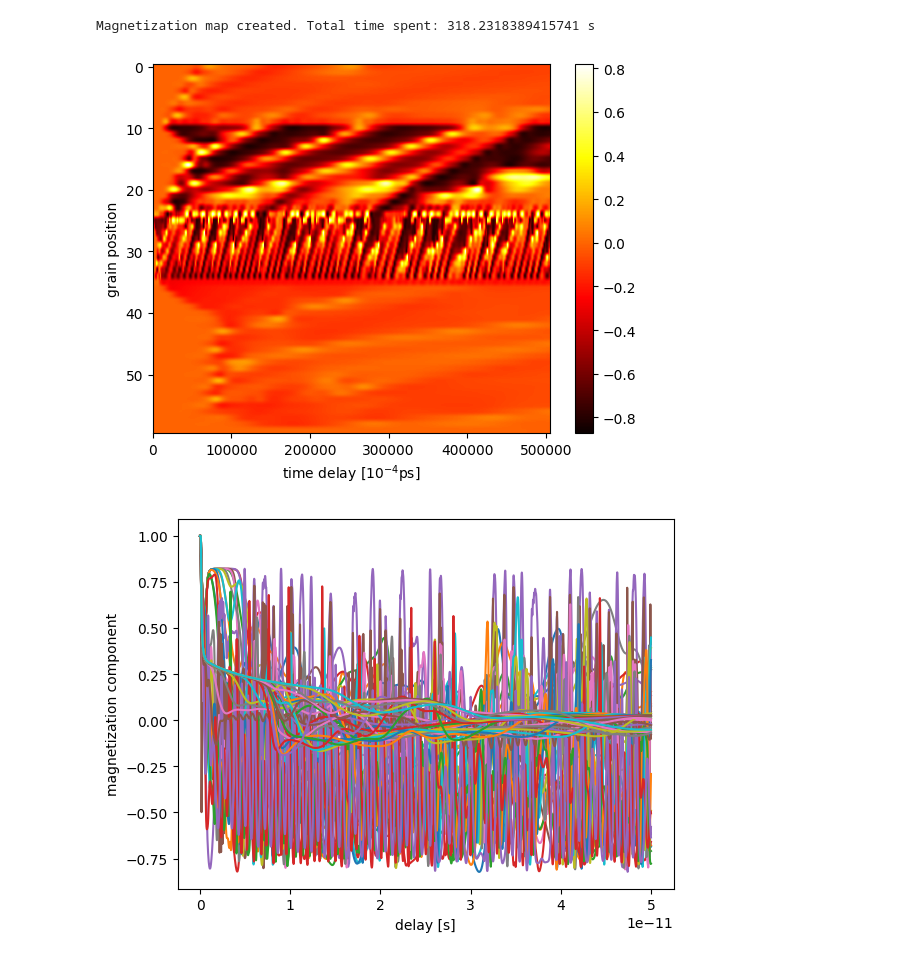
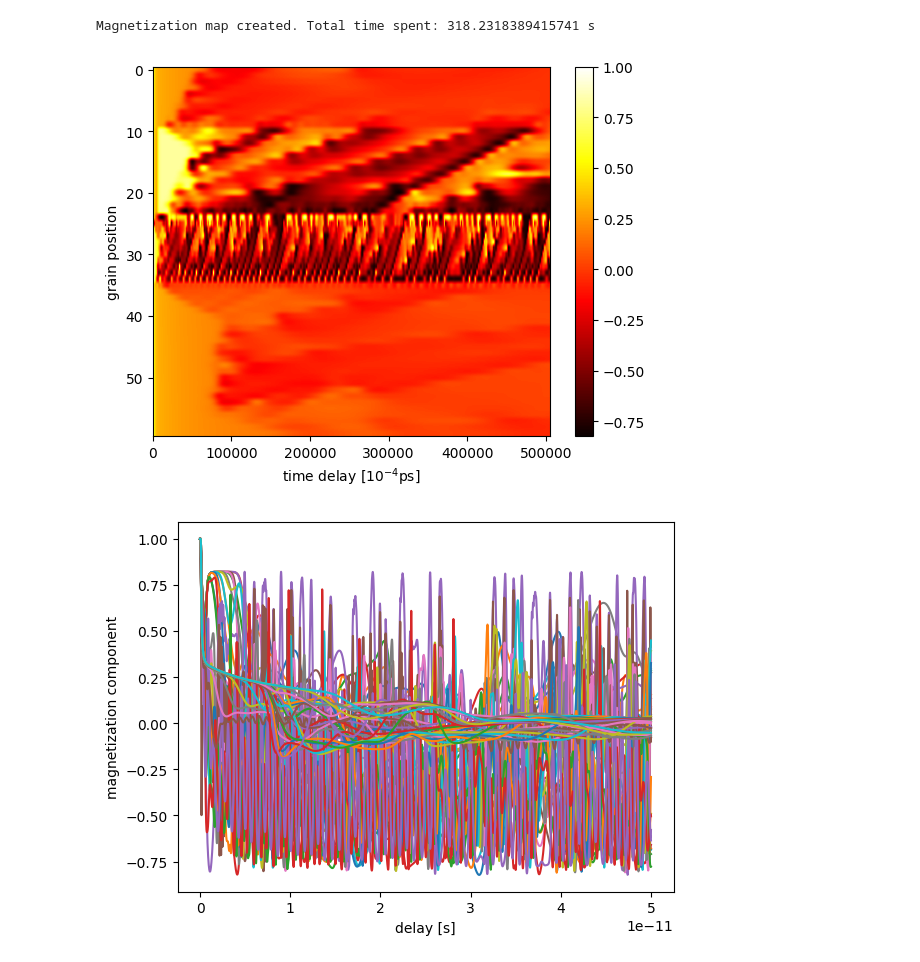
Before and after one commit to Nilodirf/LLB, a Jupyter notebook: llb_params.ipynb, the cells around one changed output. Saved outputs shown, nothing was run; the diff lists cells and outputs as text; code cells hidden in the pictures.

```diff
--- a/llb_params.ipynb
+++ b/llb_params.ipynb
@@ -732,14 +732,14 @@ mag_map_man=run_LLB(tes, 1e-16)
 Magnetization parameters initialized. Time spent: 11.183432340621948 s
 Magnetization map created. Total time spent: 318.2318389415741 s
 # %%
-color_data = mag_map_man[:, :, 0].T
+color_data = mag_map_man[:, :, 2].T
 plt.imshow(color_data, cmap='hot', aspect='auto')
 plt.ylabel(r'grain position')
 plt.xlabel(r'time delay [$10^{-4}$ps]')
 plt.colorbar()
 plt.show()
 # %% [output]
-[figure, old version]
+[figure, new version]
 # %%
 #plt.plot(delay, mag_map_man[:,:,2][:-1])
 #plt.scatter(delay, mys)
```
Also changed, not shown: parts of 12 cells of this notebook, 1 other file.
